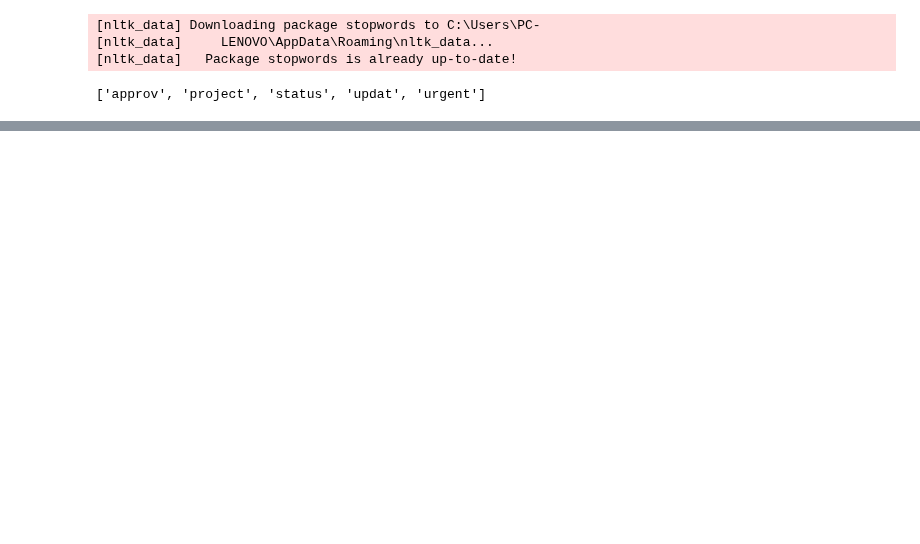
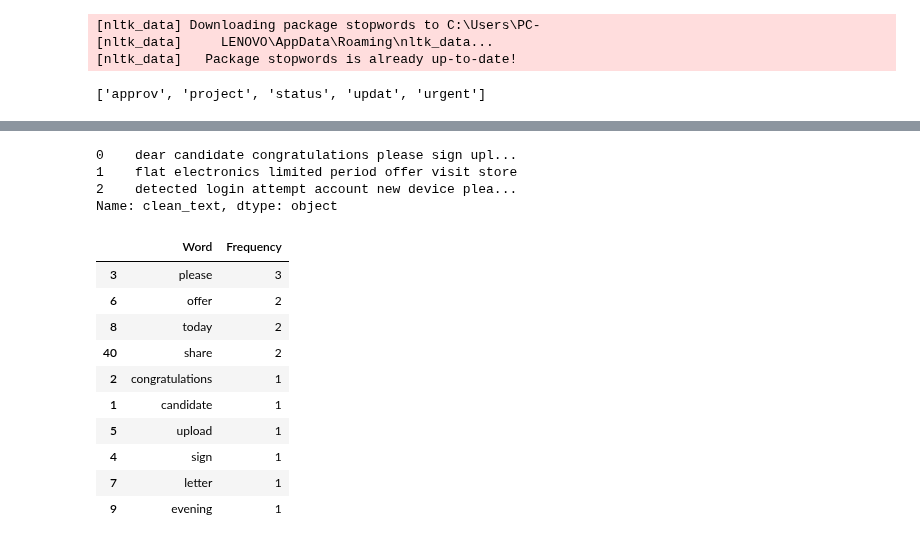
Before and after one commit to springboardmentor74219x/infosys-langgraph-email-assistant-group2, a Jupyter notebook: notebook/email_processing.ipynb, the cells around one changed output, grey strips where cells are left out. Cells and saved outputs as stored; diff of their text form; code cells hidden in the pictures; blank space fills up the shorter version.

```diff
--- a/notebook/email_processing.ipynb
+++ b/notebook/email_processing.ipynb
@@ -282,0 +369,36 @@ filtered_words = [w for w in words if w not in stop_words]
+# %%
+df['clean_text'].head(3)
+# %% [output]
+0    dear candidate congratulations please sign upl...
+1    flat electronics limited period offer visit store
+2    detected login attempt account new device plea...
+Name: clean_text, dtype: object
+# %%
+from collections import Counter
+
+# Combine
+all_words = " ".join(df['clean_text']).split()
+
+# Count word frequency
+word_freq = Counter(all_words)
+
+# Convert to DataFrame
+word_freq_df = (
+    pd.DataFrame(word_freq.items(), columns=['Word', 'Frequency'])
+    .sort_values(by='Frequency', ascending=False)
+)
+
+# Show top 10 words
+word_freq_df.head(10)
+# %% [output]
+|  | Word | Frequency |
+| 3 | please | 3 |
+| 6 | offer | 2 |
+| 8 | today | 2 |
+| 40 | share | 2 |
+| 2 | congratulations | 1 |
+| 1 | candidate | 1 |
+| 5 | upload | 1 |
+| 4 | sign | 1 |
+| 7 | letter | 1 |
+| 9 | evening | 1 |
```
Also changed, not shown: parts of 24 cells of this notebook.
